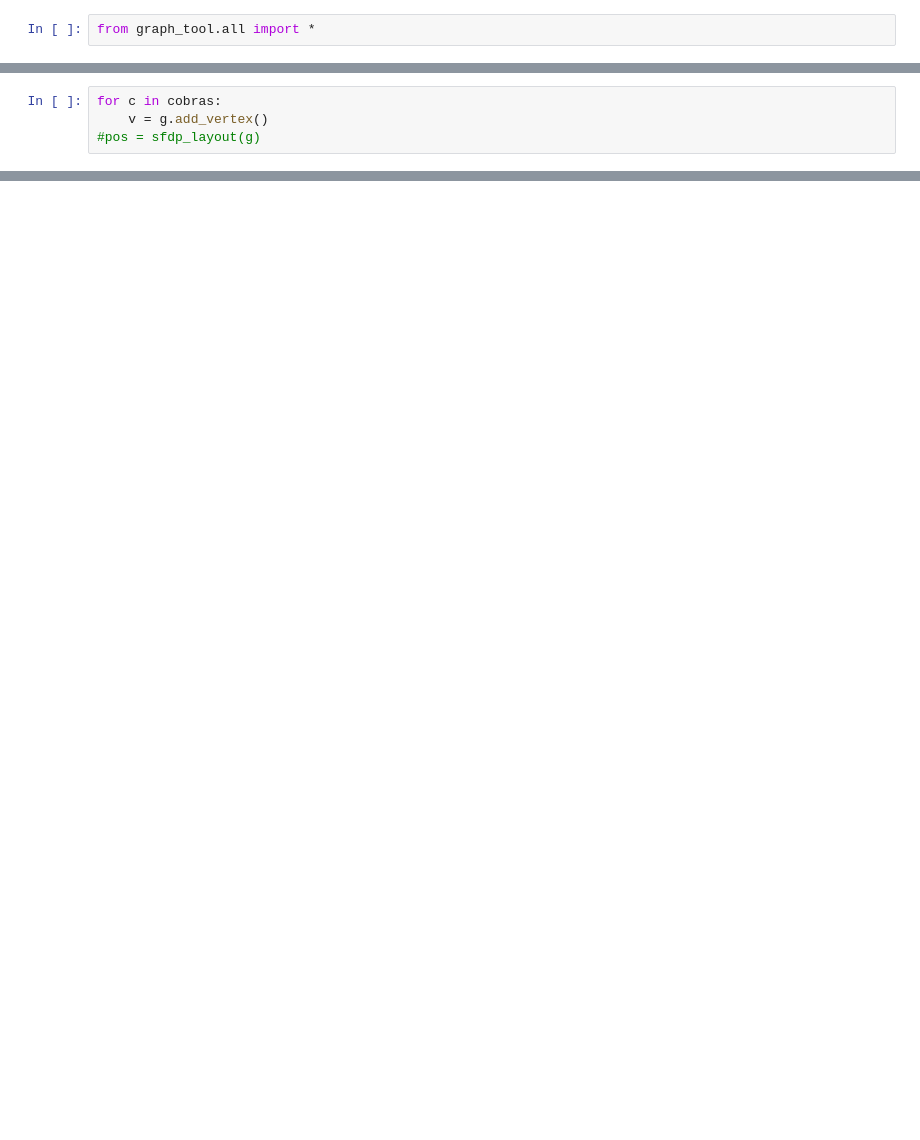
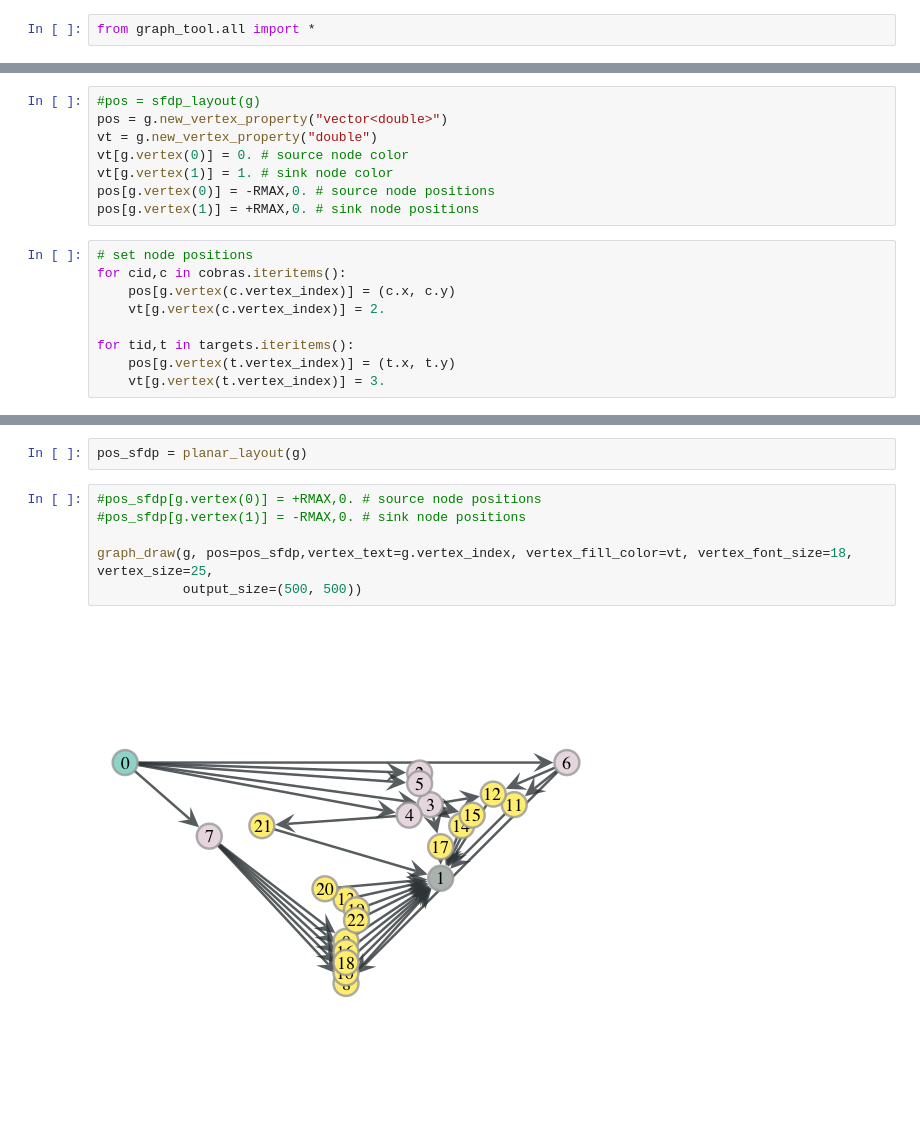
Before and after one commit to Subaru-PFS/ets_networkflow, a Jupyter notebook: real_test.ipynb, the cells around one changed output, grey strips where cells are left out. Drawn from its saved outputs; the diff is of its cells as text; blank space fills up the shorter version.

```diff
--- a/real_test.ipynb
+++ b/real_test.ipynb
@@ -68,4 +76,0 @@ g = Graph(directed=True)
-# %%
-for c in cobras:
-    v = g.add_vertex()
-#pos = sfdp_layout(g)
@@ -81,0 +77,17 @@ AttributeError: 'NoneType' object has no attribute 'new_vertex_property'
+# %%
+#pos = sfdp_layout(g)
+pos = g.new_vertex_property("vector<double>")
+vt = g.new_vertex_property("double")
+vt[g.vertex(0)] = 0. # source node color
+vt[g.vertex(1)] = 1. # sink node color
+pos[g.vertex(0)] = -RMAX,0. # source node positions
+pos[g.vertex(1)] = +RMAX,0. # sink node positions
+# %%
+# set node positions
+for cid,c in cobras.iteritems():
+    pos[g.vertex(c.vertex_index)] = (c.x, c.y)
+    vt[g.vertex(c.vertex_index)] = 2.
+
+for tid,t in targets.iteritems():
+    pos[g.vertex(t.vertex_index)] = (t.x, t.y)
+    vt[g.vertex(t.vertex_index)] = 3.
@@ -81,0 +105,10 @@ AttributeError: 'NoneType' object has no attribute 'new_vertex_property'
+# %%
+pos_sfdp = planar_layout(g)
+# %%
+#pos_sfdp[g.vertex(0)] = +RMAX,0. # source node positions
+#pos_sfdp[g.vertex(1)] = -RMAX,0. # sink node positions
+
+graph_draw(g, pos=pos_sfdp,vertex_text=g.vertex_index, vertex_fill_color=vt, vertex_font_size=18, vertex_size=25,
+           output_size=(500, 500))
+# %% [output]
+[figure, added]
```
Also changed, not shown: parts of 19 cells of this notebook.
